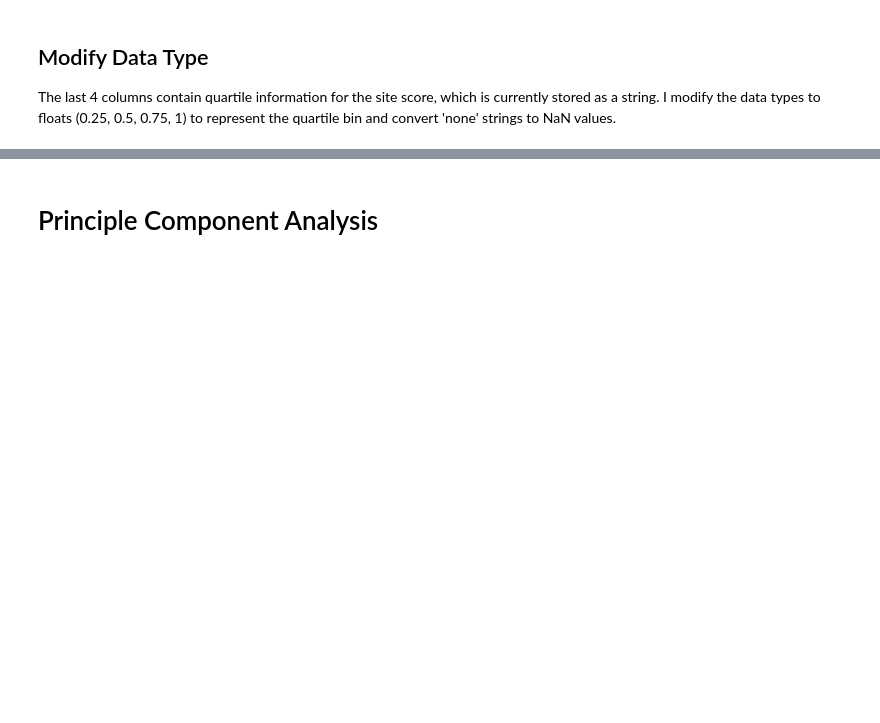
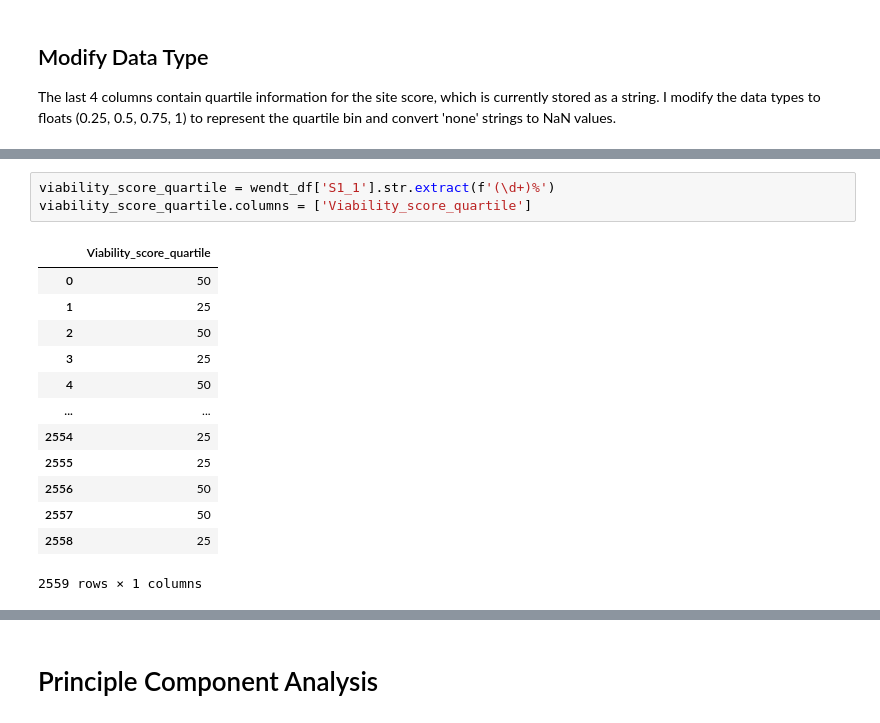
Before and after one commit to lilycastiel/thesis-cgs, a Jupyter notebook: SQ2.ipynb, the cells around one changed output, grey strips where cells are left out. Drawn from its saved outputs; the diff is of its cells as text; blank space fills up the shorter version.

```diff
--- a/SQ2.ipynb
+++ b/SQ2.ipynb
@@ -83,0 +108,17 @@ trial.execute()
+# %%
+viability_score_quartile = wendt_df['S1_1'].str.extract(f'(\d+)%')
+viability_score_quartile.columns = ['Viability_score_quartile']
+# %% [output]
+|  | Viability_score_quartile |
+| 0 | 50 |
+| 1 | 25 |
+| 2 | 50 |
+| 3 | 25 |
+| 4 | 50 |
+| ... | ... |
+| 2554 | 25 |
+| 2555 | 25 |
+| 2556 | 50 |
+| 2557 | 50 |
+| 2558 | 25 |
+2559 rows × 1 columns
```
Also changed, not shown: parts of 10 cells of this notebook, 1 other file.
